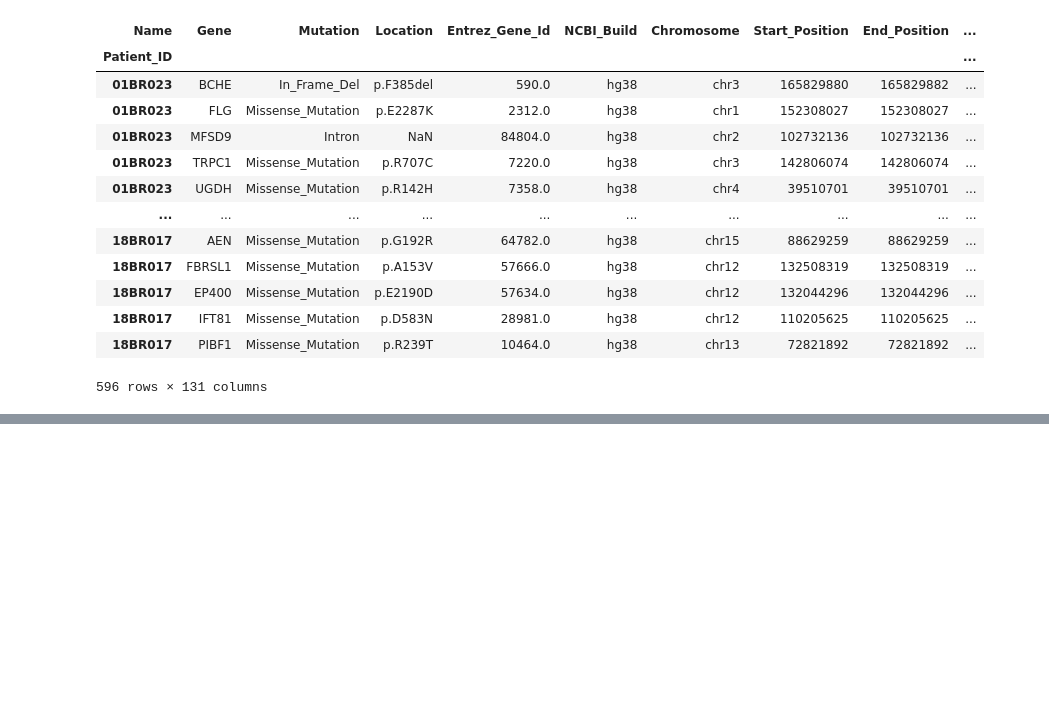
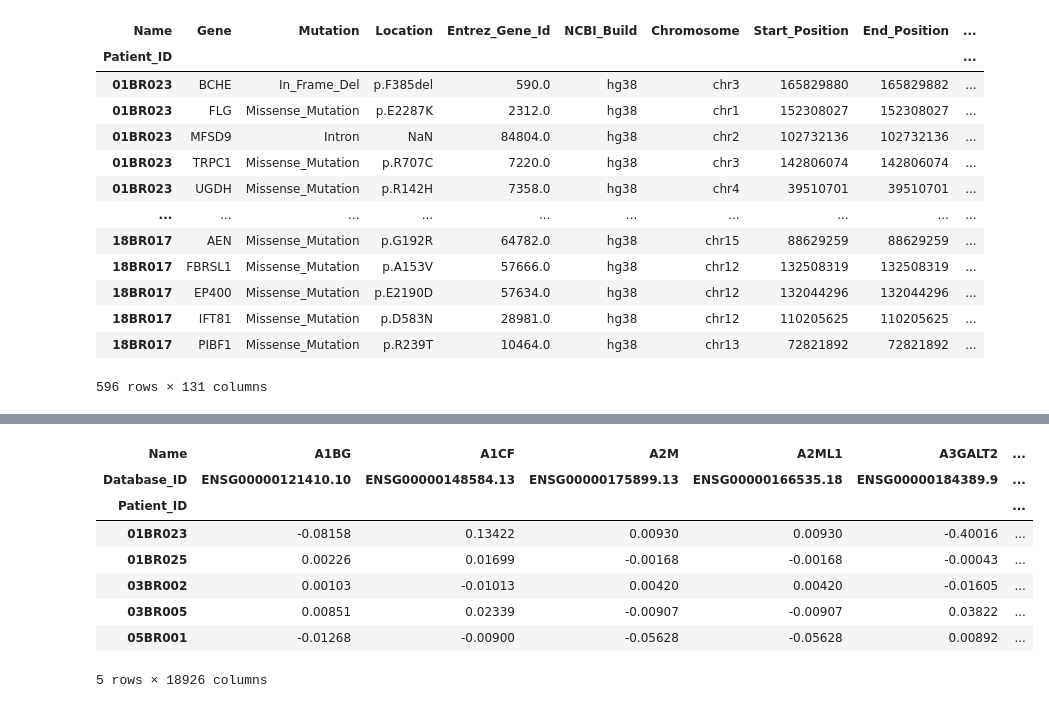
Before and after one commit to abbymuir47/bio362_finalproject, a Jupyter notebook: breast.ipynb, the cells around one changed output, grey strips where cells are left out. Cells and saved outputs as stored; diff of their text form; code cells hidden in the pictures; blank space fills up the shorter version.

```diff
--- a/breast.ipynb
+++ b/breast.ipynb
@@ -89,0 +151,13 @@ candidate_patient_mutations
+# %%
+candidate_cnv_patients = cnv[cnv.index.isin(patients_without_driver_mutations)]
+candidate_cnv_patients.head()
+# %% [output]
+| Name | A1BG | A1CF | A2M | A2ML1 | A3GALT2 | ... |
+| Database_ID | ENSG00000121410.10 | ENSG00000148584.13 | ENSG00000175899.13 | ENSG00000166535.18 | ENSG00000184389.9 | ... |
+| Patient_ID |  |  |  |  |  | ... |
+| 01BR023 | -0.08158 | 0.13422 | 0.00930 | 0.00930 | -0.40016 | ... |
+| 01BR025 | 0.00226 | 0.01699 | -0.00168 | -0.00168 | -0.00043 | ... |
+| 03BR002 | 0.00103 | -0.01013 | 0.00420 | 0.00420 | -0.01605 | ... |
+| 03BR005 | 0.00851 | 0.02339 | -0.00907 | -0.00907 | 0.03822 | ... |
+| 05BR001 | -0.01268 | -0.00900 | -0.05628 | -0.05628 | 0.00892 | ... |
+5 rows × 18926 columns
```
Also changed, not shown: parts of 17 cells of this notebook, 1 other file.
